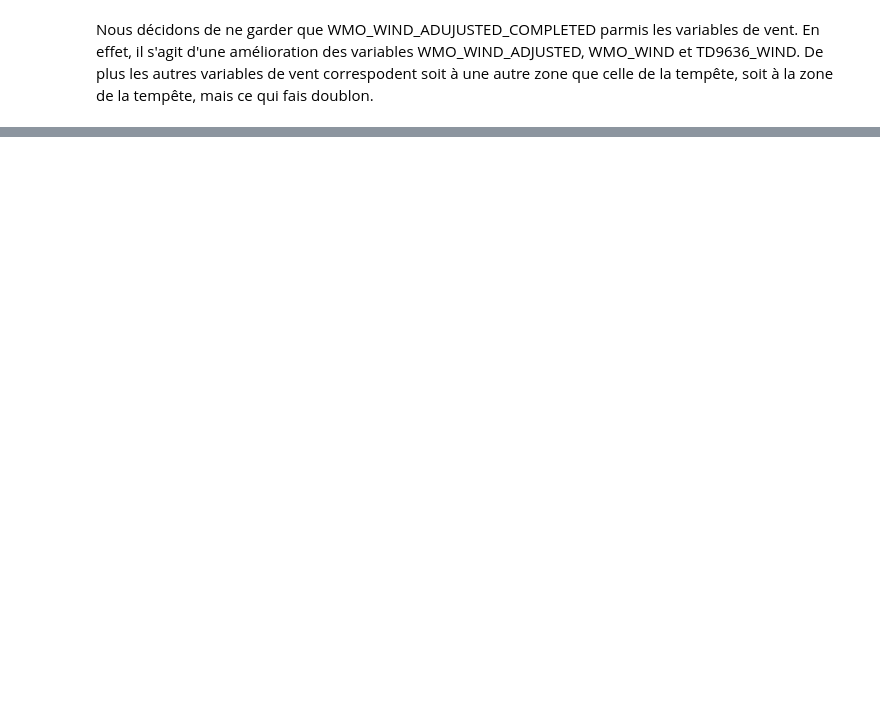
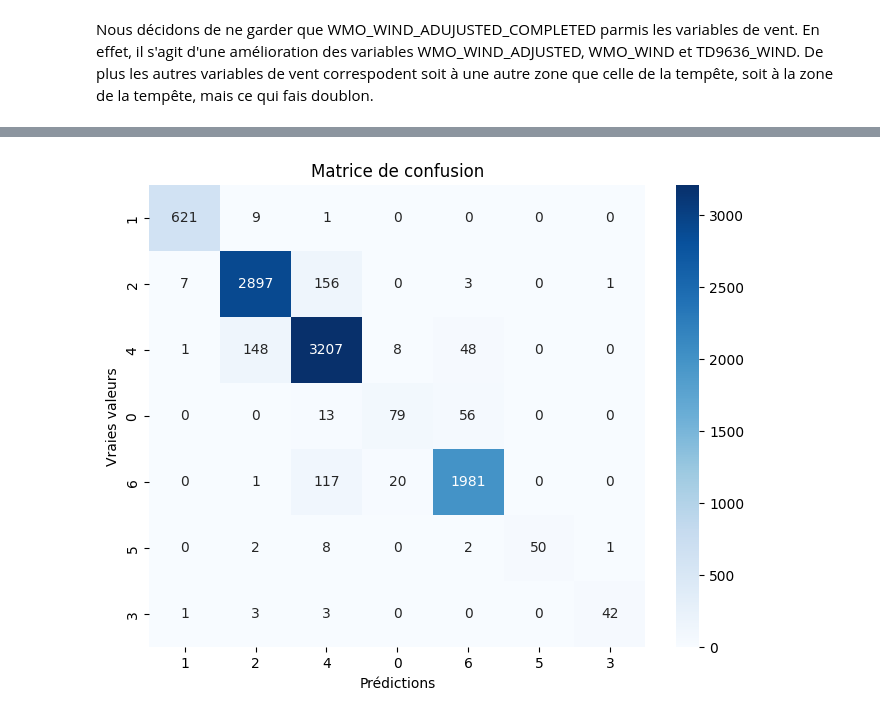
Before and after one commit to 1leolem1/Tropical-Cyclone-Strength-Prediction, a Jupyter notebook: EDA_Paul.ipynb, the cells around one changed output, grey strips where cells are left out. Cells and saved outputs as stored; diff of their text form; code cells hidden in the pictures; blank space fills up the shorter version.

```diff
--- a/EDA_Paul.ipynb
+++ b/EDA_Paul.ipynb
@@ -969,0 +991,3 @@ df = df.drop(columns=["WMO_WIND_ADJUSTED","WMO_WIND","TD9636_WIND","USA_WIND","T
+# %%
+X = df[best_features].copy()
+y = df['TD9636_STAGE'].copy()
@@ -969,0 +1061,31 @@ df = df.drop(columns=["WMO_WIND_ADJUSTED","WMO_WIND","TD9636_WIND","USA_WIND","T
+# %%
+X_train, X_test, y_train, y_test = train_test_split(
+        X, y, test_size=0.2, random_state=42, stratify=y
+    )
+
+
+best_params = {
+    'colsample_bytree': 1.0,
+    'learning_rate': 0.2,
+    'max_depth': 7,
+    'n_estimators': 200,
+    'subsample': 0.8
+}
+
+final_model = XGBClassifier(
+    random_state=42,
+    use_label_encoder=False,
+    eval_metric='mlogloss',
+    enable_categorical=True,
+    **best_params
+)
+
+
+final_model.fit(X_train, y_train)
+
+from sklearn.metrics import accuracy_score, classification_report
+
+y_pred = final_model.predict(X_test)
+acc = accuracy_score(y_test, y_pred)
+print("Accuracy:", acc)
+print(classification_report(y_test, y_pred))
@@ -969,0 +1149,12 @@ df = df.drop(columns=["WMO_WIND_ADJUSTED","WMO_WIND","TD9636_WIND","USA_WIND","T
+# %%
+y_pred = final_model.predict(X_test)
+cm = confusion_matrix(y_test, y_pred)
+
+plt.figure(figsize=(8,6))
+sns.heatmap(cm, annot=True, fmt='d', cmap="Blues", xticklabels=df['TD9636_STAGE'].unique(), yticklabels=df['TD9636_STAGE'].unique())
+plt.xlabel("Prédictions")
+plt.ylabel("Vraies valeurs")
+plt.title("Matrice de confusion")
+plt.show()
+# %% [output]
+[figure, added]
```
Also changed, not shown: parts of 62 cells of this notebook.
